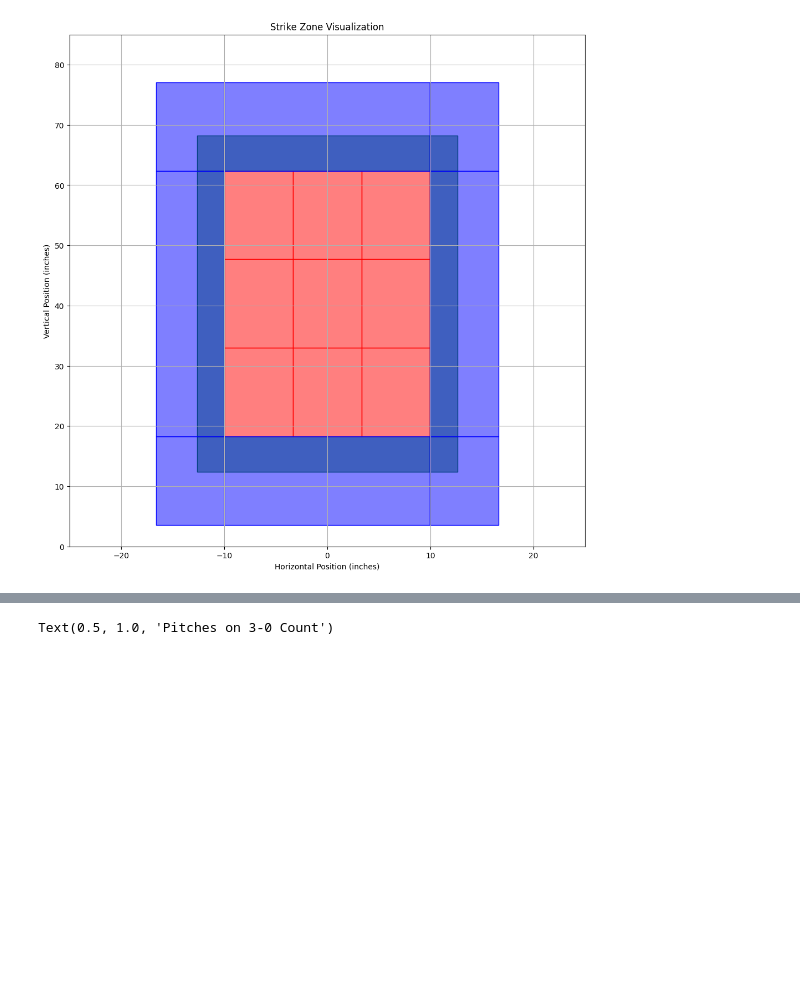
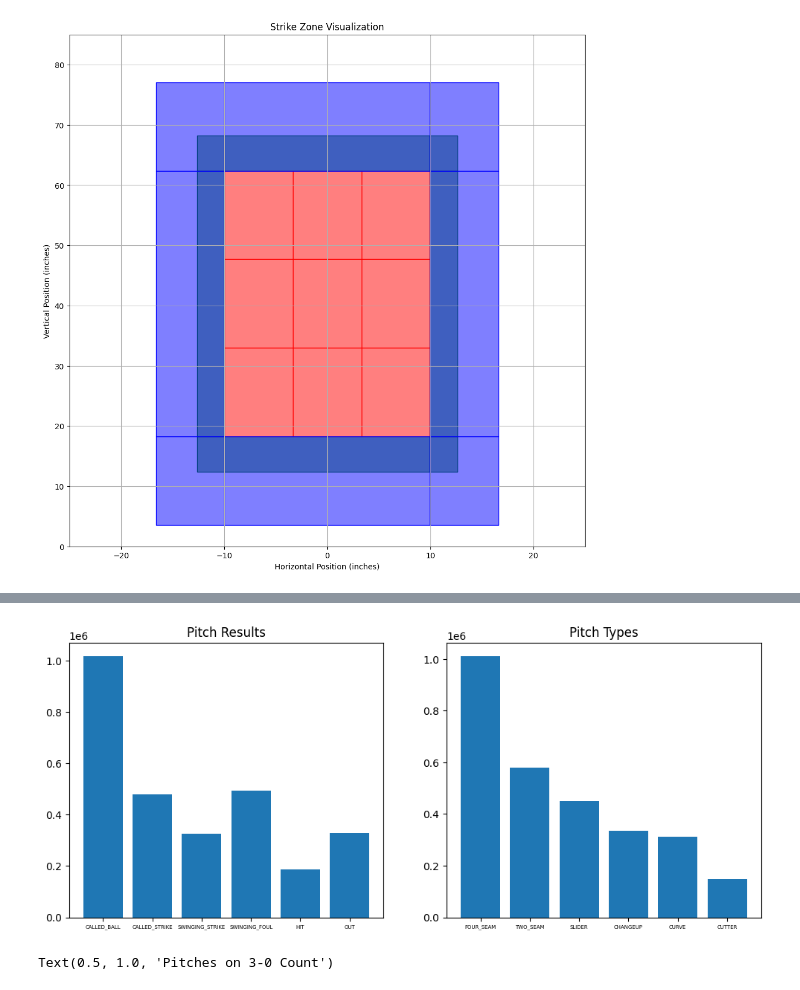
Before and after one commit to BOBONA/ZeroSumBaseball, a Jupyter notebook: src/data/statistics.ipynb, the cells around one changed output, grey strips where cells are left out. Cells and saved outputs as stored; diff of their text form; code cells hidden in the pictures; blank space fills up the shorter version.

```diff
--- a/src/data/statistics.ipynb
+++ b/src/data/statistics.ipynb
@@ -87,3 +101,15 @@ for pr, locs in pitch_result_locations.items():
 # %%
-plt.bar([pr.name for pr in PitchResult], pitch_results)
-plt.title('Pitch Results')
+fig, ax = plt.subplots(1, 2)
+fig.set_figwidth(12)
+
+ax[0].bar([pr.name for pr in PitchResult], pitch_results)
+ax[0].set_title('Pitch Results')
+
+ax[1].bar([pt.name for pt in PitchType], pitch_types)
+ax[1].set_title('Pitch Types')
+
+for a in ax:
+    for label in a.get_xticklabels():
+        label.set_fontsize(5)
+# %% [output]
+[figure, added]
```
Also changed, not shown: parts of 12 cells of this notebook, 6 other files.
